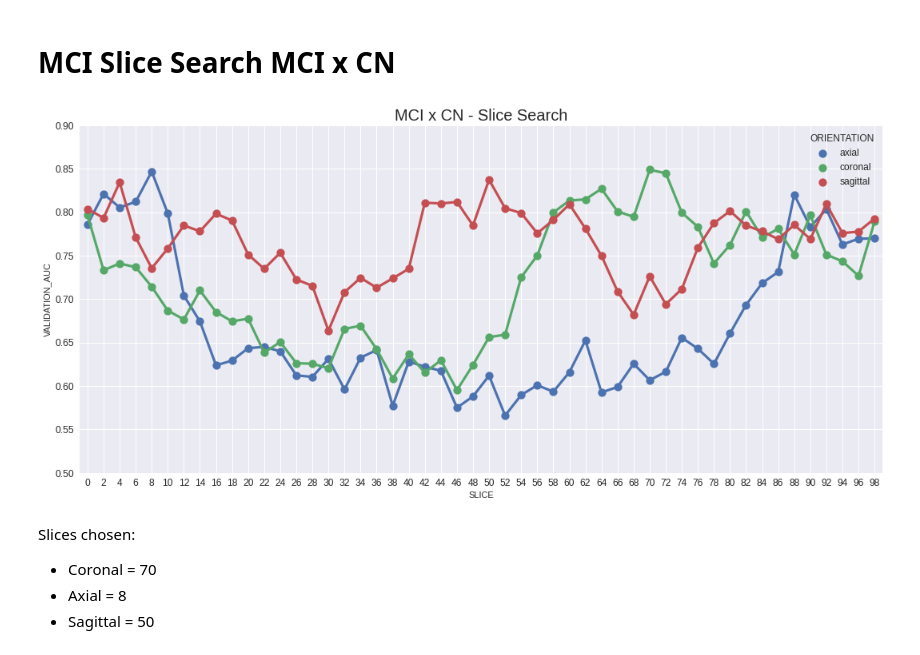
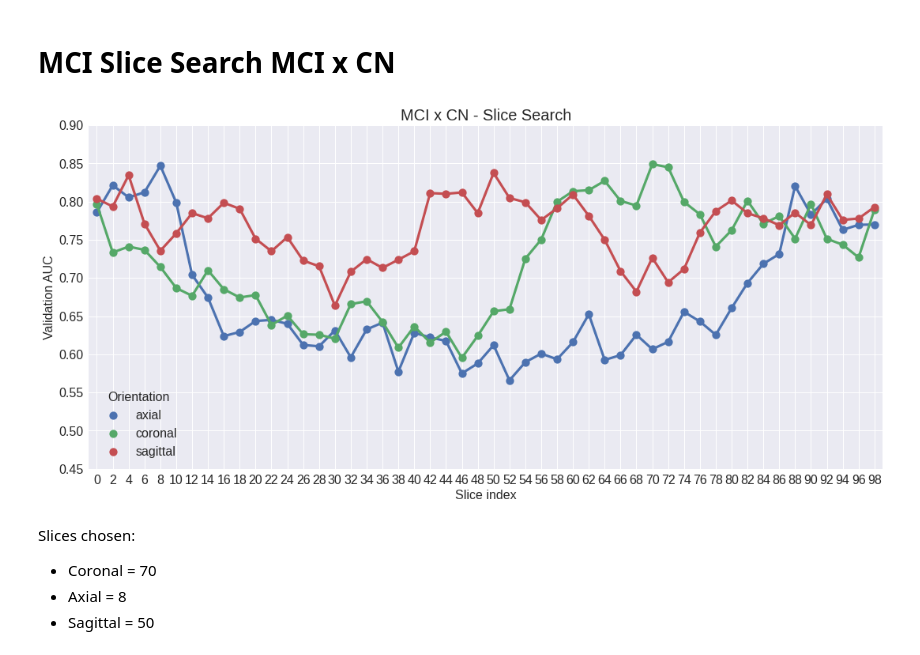
Before and after one commit to lucasthim/mmml-alzheimer-diagnosis, a Jupyter notebook: notebooks/dissertation/01_results_mri_slice_choice.ipynb, the cells around one changed output. Saved outputs shown, nothing was run; the diff lists cells and outputs as text; code cells hidden in the pictures.

Commit message:
generating images for dissertation

```diff
--- a/notebooks/dissertation/01_results_mri_slice_choice.ipynb
+++ b/notebooks/dissertation/01_results_mri_slice_choice.ipynb
@@ -147,16 +179,18 @@ df_run['SLICE'] = df_run['SLICE'].astype(int)
 # %%
 large_figure = (18,8)
 plt.figure(figsize = large_figure)
 sns.pointplot(data=df_run,x='SLICE',y='VALIDATION_AUC',hue='ORIENTATION',dashes=False,markers='o')
-plt.legend(title='ORIENTATION',fontsize='large',title_fontsize='large')
-plt.xticks(fontsize=12)
-plt.yticks(fontsize=12)
-plt.ylim(0.5,0.9)
+plt.legend(title='Orientation',fontsize=16,title_fontsize=16,loc='lower left')
+plt.xticks(fontsize=16)
+plt.yticks(fontsize=16)
+plt.xlabel('Slice index',fontdict={'size':16})
+plt.ylabel('Validation AUC',fontdict={'size':16})
+plt.ylim(0.45,0.9)
 plt.grid(True)
 plt.title("MCI x CN - Slice Search",fontdict={'size':20})
 plt.show()
 # %% [output]
-[figure, old version]
+[figure, new version]
 # %% [markdown]
 Slices chosen:
 
```
Also changed, not shown: parts of 6 cells of this notebook, 36 other files.
